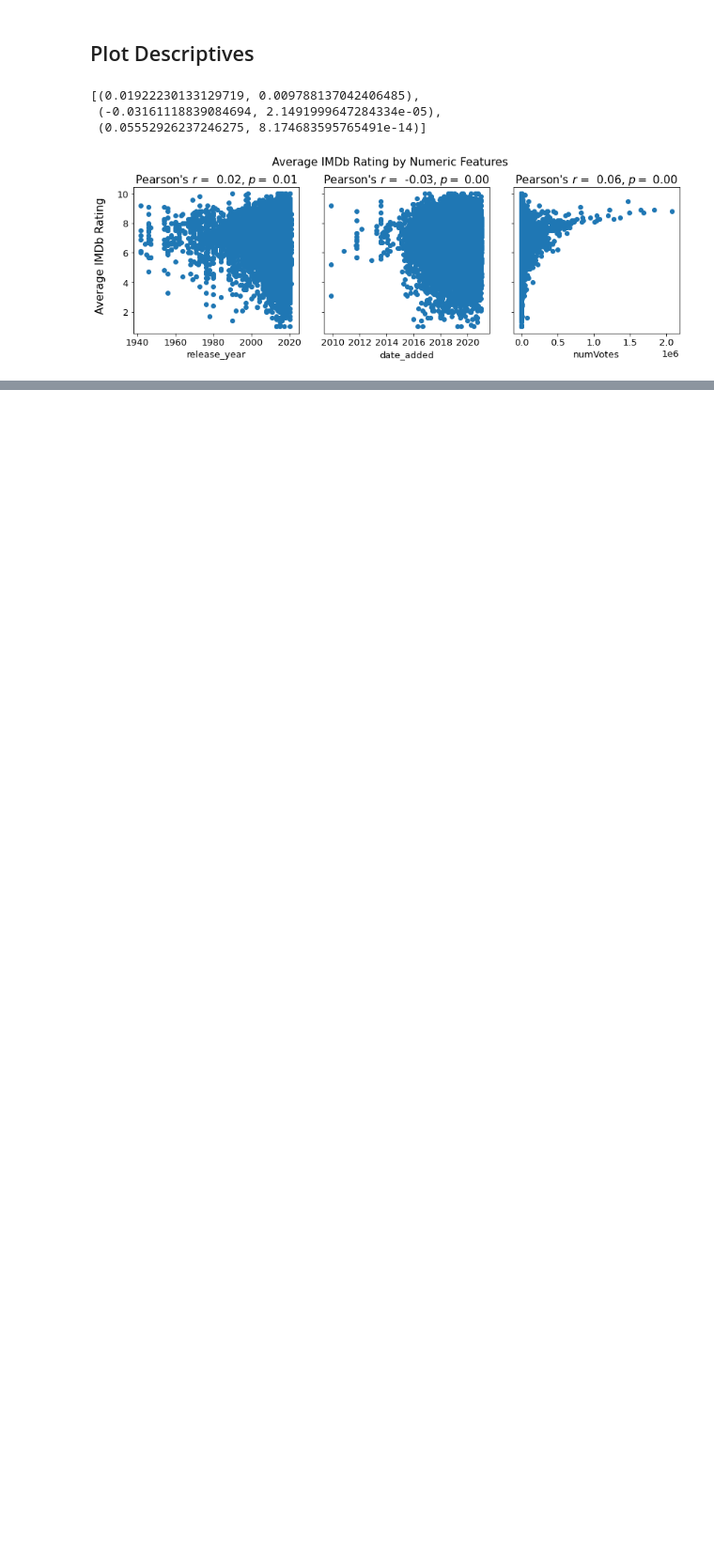
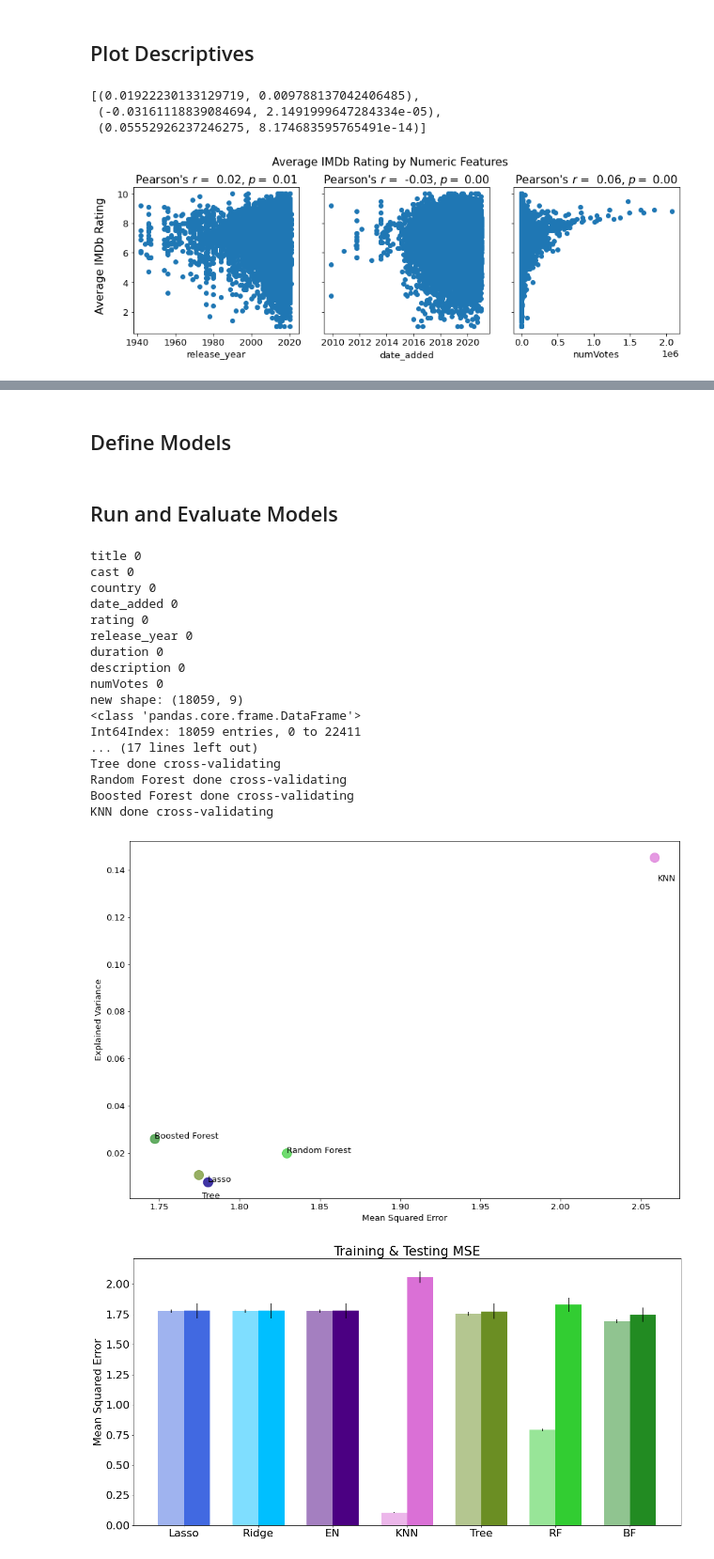
Before and after one commit to ajbarrows/netflix-imdb, a Jupyter notebook: source/initial_analysis.ipynb, the cells around one changed output, grey strips where cells are left out. Shown at 94% size. Drawn from its saved outputs; the diff is of its cells as text; code cells hidden in the pictures; blank space fills up the shorter version.

```diff
--- a/source/initial_analysis.ipynb
+++ b/source/initial_analysis.ipynb
@@ -340,0 +413,2 @@ plt.savefig("../out/num_feature_dist.png", dpi=600, bbox_inches='tight')
+# %% [markdown]
+## Define Models
@@ -340,0 +593,2 @@ plt.savefig("../out/num_feature_dist.png", dpi=600, bbox_inches='tight')
+# %% [markdown]
+## Run and Evaluate Models
@@ -340,0 +796,33 @@ plt.savefig("../out/num_feature_dist.png", dpi=600, bbox_inches='tight')
+# %%
+quant, qual = sepdata(X)
+X = prep()
+
+X = dropcolna(X)
+X.info()
+
+X_train, X_test, y_train, y_test = train_test_split(X, y, test_size = 0.25, random_state=0)
+models = main(X_train, y_train)
+
+bias_var(models)
+tt_mse(models)
+tt_expvar(models)
+# %% [output]
+title 0
+cast 0
+country 0
+date_added 0
+rating 0
+release_year 0
+duration 0
+description 0
+numVotes 0
+new shape: (18059, 9)
+<class 'pandas.core.frame.DataFrame'>
+Int64Index: 18059 entries, 0 to 22411
+... (17 lines left out)
+Tree done cross-validating
+Random Forest done cross-validating
+Boosted Forest done cross-validating
+KNN done cross-validating
+[figure, added]
+[figure, added]
```
Also changed, not shown: parts of 9 cells of this notebook, 5 other files.
